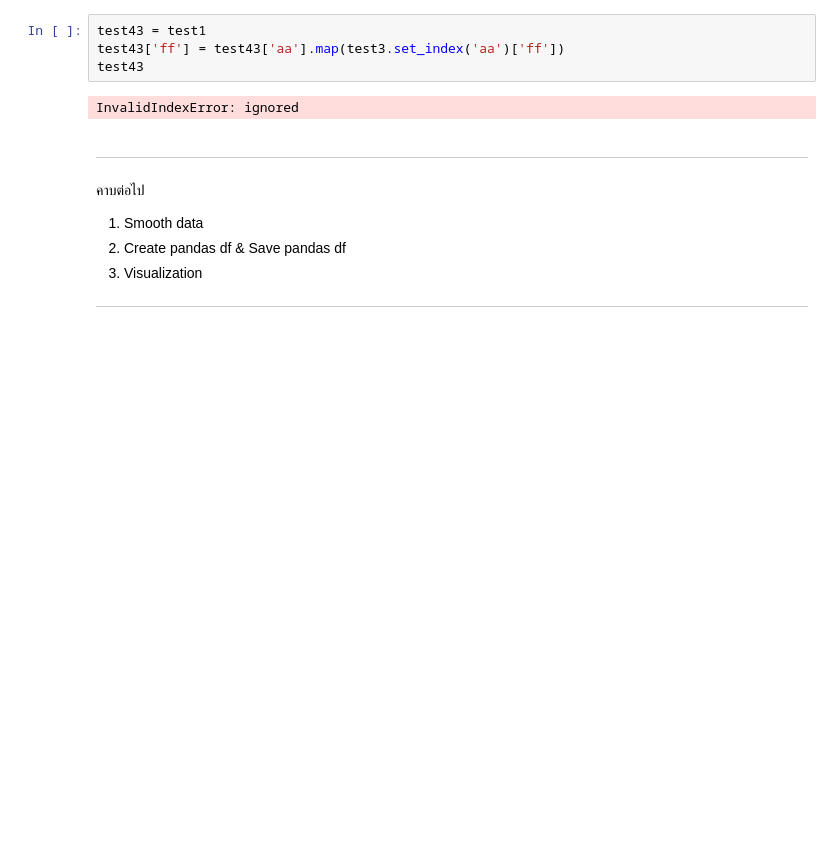
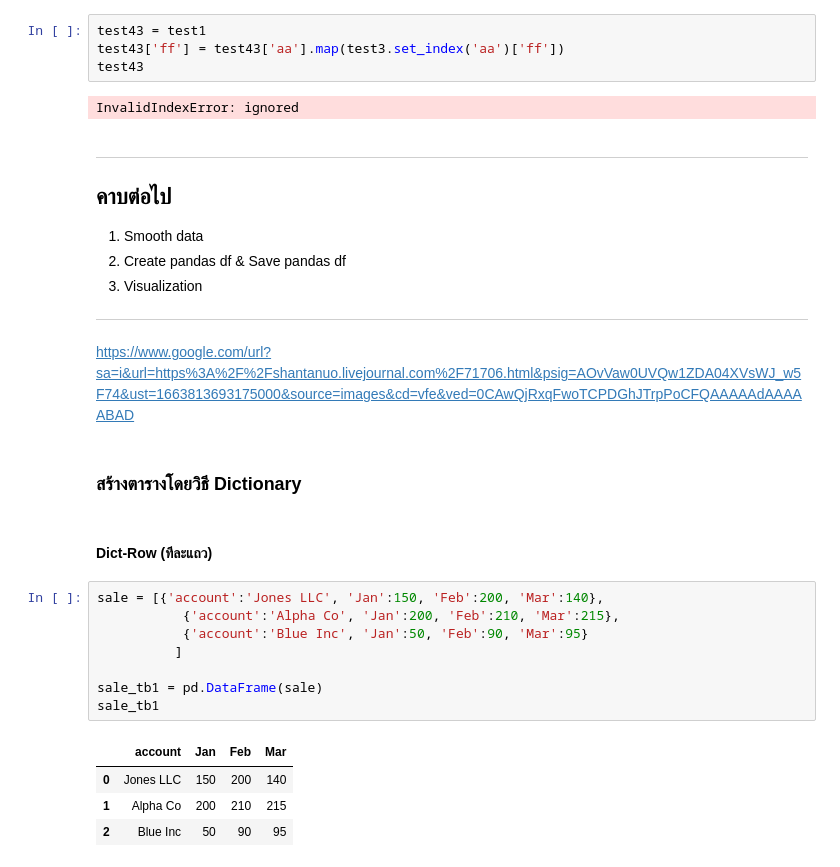
Before and after one commit to NahataiTep/DPDM65, a Jupyter notebook: pre_processing.ipynb, the cells around one changed output. Drawn from its saved outputs; the diff is of its cells as text; blank space fills up the shorter version.

```diff
--- a/pre_processing.ipynb
+++ b/pre_processing.ipynb
@@ -950,8 +952,27 @@ test43
 InvalidIndexError: ignored
 # %% [markdown]
 ***
-คาบต่อไป
+## คาบต่อไป
 1. Smooth data
 2. Create pandas df & Save pandas df
 3. Visualization
 ***
+# %% [markdown]
+https://www.google.com/url?sa=i&url=https%3A%2F%2Fshantanuo.livejournal.com%2F71706.html&psig=AOvVaw0UVQw1ZDA04XVsWJ_w5F74&ust=1663813693175000&source=images&cd=vfe&ved=0CAwQjRxqFwoTCPDGhJTrpPoCFQAAAAAdAAAAABAD
+# %% [markdown]
+### สร้างตารางโดยวิธี Dictionary
+# %% [markdown]
+#### Dict-Row (ทีละแถว)
+# %%
+sale = [{'account':'Jones LLC', 'Jan':150, 'Feb':200, 'Mar':140},
+           {'account':'Alpha Co', 'Jan':200, 'Feb':210, 'Mar':215},
+           {'account':'Blue Inc', 'Jan':50, 'Feb':90, 'Mar':95}
+          ]
+
+sale_tb1 = pd.DataFrame(sale)
+sale_tb1
+# %% [output]
+|  | account | Jan | Feb | Mar |
+| 0 | Jones LLC | 150 | 200 | 140 |
+| 1 | Alpha Co | 200 | 210 | 215 |
+| 2 | Blue Inc | 50 | 90 | 95 |
```
Also changed, not shown: parts of 21 cells of this notebook.
